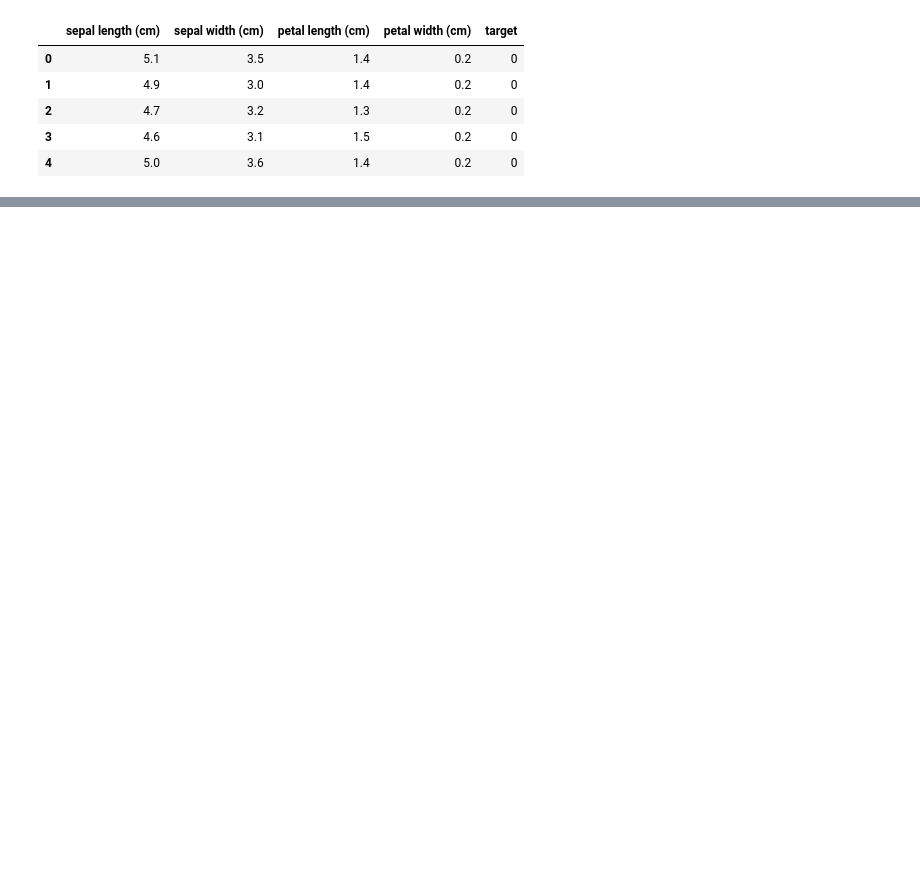
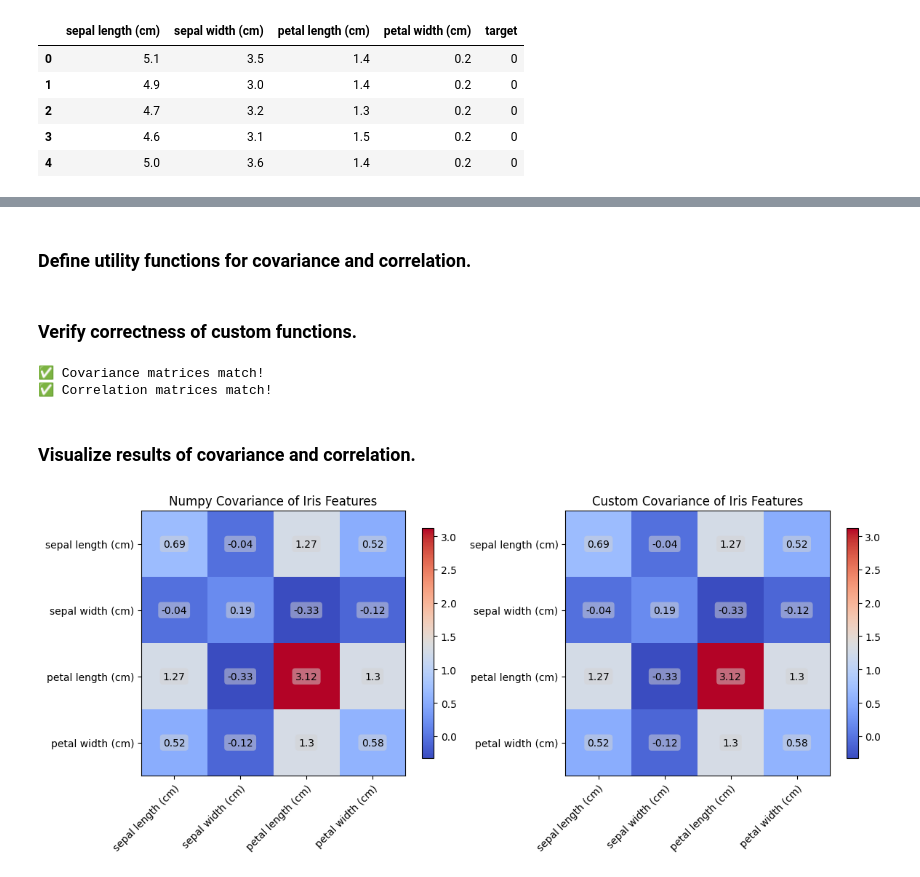
Before and after one commit to LopezJER/miniproject1, a Jupyter notebook: miniproject.ipynb, the cells around one changed output, grey strips where cells are left out. Saved outputs shown, nothing was run; the diff lists cells and outputs as text; code cells hidden in the pictures; blank space fills up the shorter version.

```diff
--- a/miniproject.ipynb
+++ b/miniproject.ipynb
@@ -14,11 +45,3 @@ iris_df.head()
 | 2 | 4.7 | 3.2 | 1.3 | 0.2 | 0 |
 | 3 | 4.6 | 3.1 | 1.5 | 0.2 | 0 |
 | 4 | 5.0 | 3.6 | 1.4 | 0.2 | 0 |
-# %%
-def calcCov(x, y):
-    return (np.sum((x-np.mean(x))*(y-np.mean(y))))/(x.shape[0]-1)
-
-def covMat(data):
-    cov_mat = np.zeros(data.shape)
-    for row in covMat:
-        print(row)
@@ -29,5 +47,0 @@ iris.data.shape
-# %%
-x = np.array(iris_df['sepal length (cm)'])
-y = np.array(iris_df['sepal width (cm)'])
-z = np.array(iris_df['petal length (cm)'])
-calcCov(x, y)
@@ -46,0 +48,2 @@ print(cov_matrix)
+# %% [markdown]
+### Define utility functions for covariance and correlation.
@@ -46,0 +89,27 @@ print(cov_matrix)
+# %% [markdown]
+### Verify correctness of custom functions.
+# %%
+
+assert np.allclose(covMat(iris.data), np.cov(iris.data, rowvar=False), atol=1e-10), "❌ Covariance matrix does NOT match!"
+print("✅ Covariance matrices match!")
+
+assert np.allclose(corrMat(iris.data), np.corrcoef(iris.data, rowvar=False), atol=1e-10), "❌ Correlation matrix does NOT match!"
+print("✅ Correlation matrices match!")
+# %% [output]
+✅ Covariance matrices match!
+✅ Correlation matrices match!
+# %% [markdown]
+### Visualize results of covariance and correlation.
+# %%
+np_covmat, custom_covmat = np.cov(iris.data, rowvar=False), covMat(iris.data)
+
+fig, axes = plt.subplots(1, 2, figsize=(12, 6))
+
+generateBivariateHeatmap(fig, axes[0], np_covmat, iris.feature_names, title='Numpy Covariance of Iris Features', cmap='coolwarm')
+generateBivariateHeatmap(fig, axes[1], custom_covmat, iris.feature_names, title='Custom Covariance of Iris Features', cmap='coolwarm')
+
+plt.tight_layout()
+
+plt.show()
+# %% [output]
+[figure, added]
```
Also changed, not shown: parts of 55 cells of this notebook, 1 other file.
